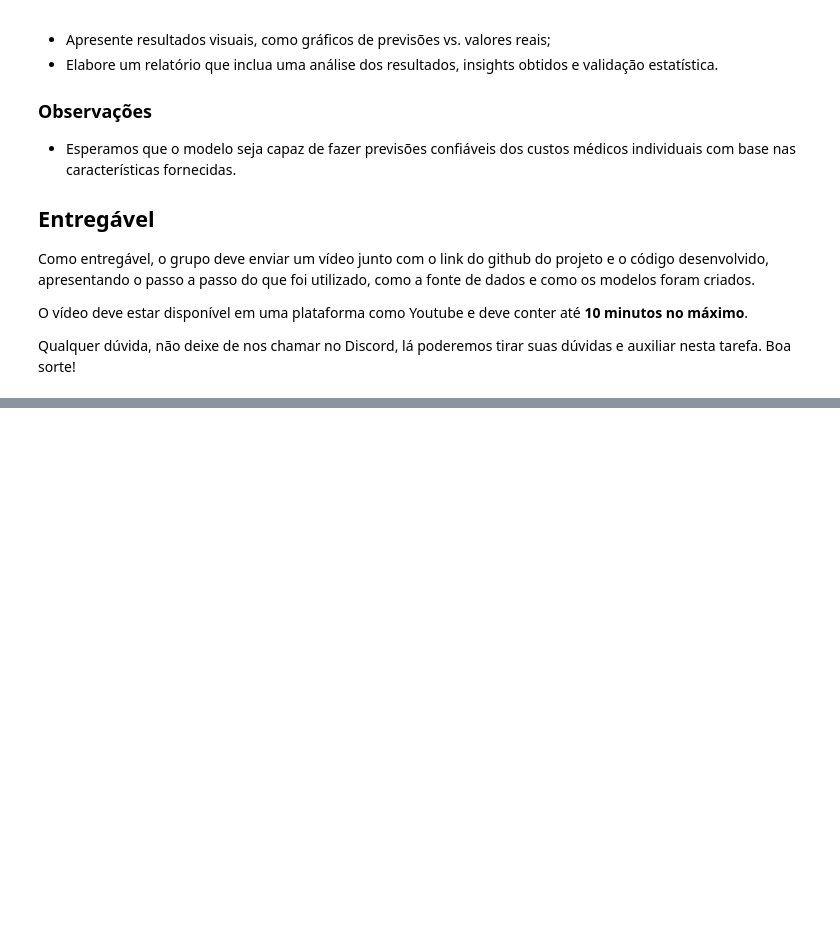
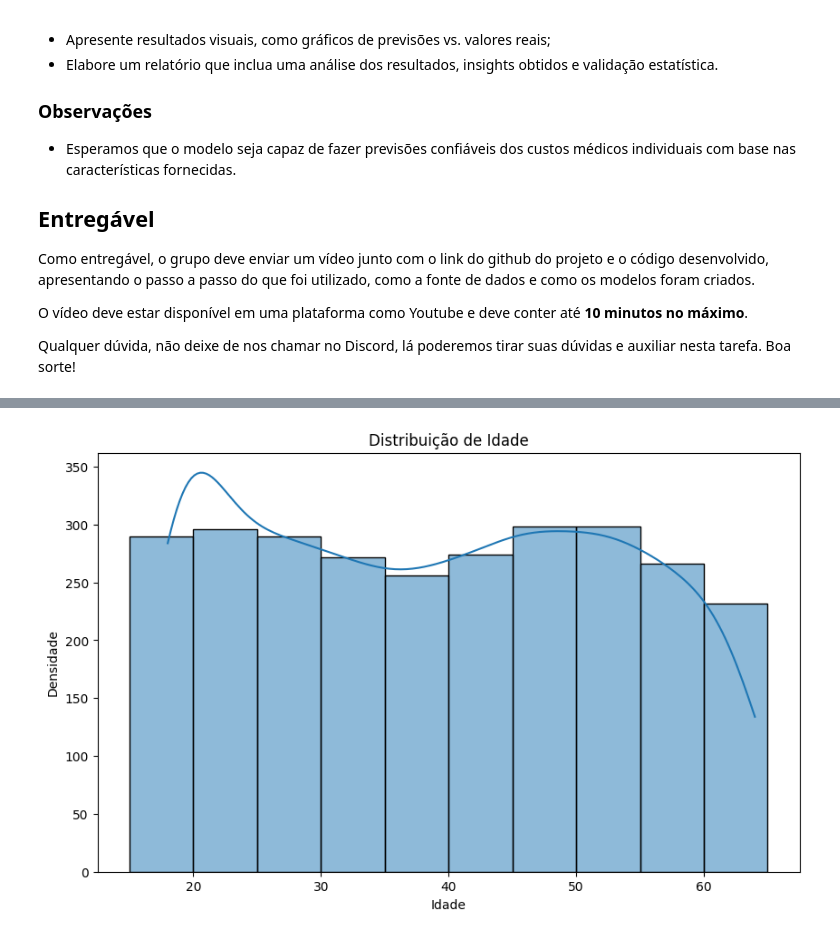
Before and after one commit to iaglourenco/fiap-tech-challenges, a Jupyter notebook: Tech_Challenge_1.ipynb, the cells around one changed output, grey strips where cells are left out. Drawn from its saved outputs; the diff is of its cells as text; code cells hidden in the pictures; blank space fills up the shorter version.

```diff
--- a/Tech_Challenge_1.ipynb
+++ b/Tech_Challenge_1.ipynb
@@ -81,0 +75,6 @@ suas dúvidas e auxiliar nesta tarefa. Boa sorte!
+# %%
+# Exploração de dados
+import pandas as pd
+
+df = pd.read_csv('./medical_insurance.csv')
+df.head()
@@ -81,0 +88,13 @@ suas dúvidas e auxiliar nesta tarefa. Boa sorte!
+# %%
+# Análise da base de dados
+import matplotlib.pyplot as plt
+import seaborn as sns
+
+plt.figure(figsize=(10, 6))
+sns.histplot(df['age'],bins=range(15,70,5),kde=True)
+plt.title('Distribuição de Idade')
+plt.xlabel('Idade')
+plt.ylabel('Densidade')
+plt.show()
+# %% [output]
+[figure, added]
```
Also changed, not shown: parts of 12 cells of this notebook.
